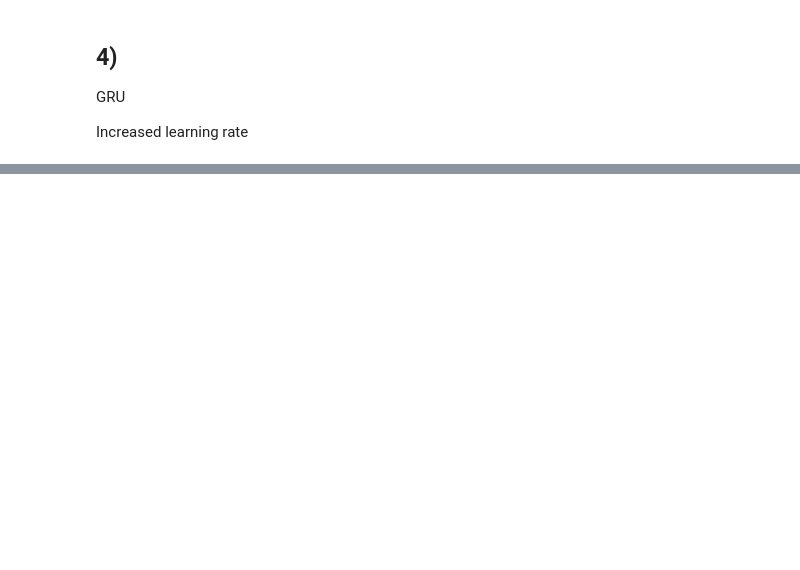
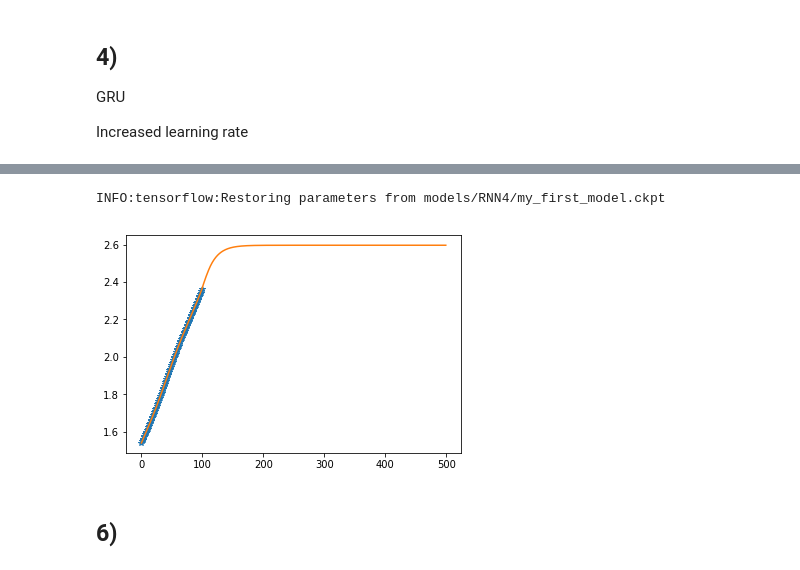
Before and after one commit to as641651/TensorFlowDocker, a Jupyter notebook: exercise/21_RNN_Abalation_study.ipynb, the cells around one changed output, grey strips where cells are left out. Cells and saved outputs as stored; diff of their text form; code cells hidden in the pictures; blank space fills up the shorter version.

```diff
--- a/exercise/21_RNN_Abalation_study.ipynb
+++ b/exercise/21_RNN_Abalation_study.ipynb
@@ -320,0 +360,29 @@ INFO:tensorflow:Restoring parameters from models/RNN4/my_first_model.ckpt
+# %%
+# SEQ = 30
+# N = 4.
+# RESOLUTION = 300
+
+SEQ = 100
+N = 8.
+RESOLUTION = 300
+
+# SEQ = 100
+# N = 33.
+# RESOLUTION = 300
+
+def f(x):
+    return (1/100.)*np.sin(x) + 0.1*x
+    #np.sin(x)
+
+FUNC = f
+
+def minmaxscale(y):
+    min_y = tf.reduce_min(y)
+    max_y = tf.reduce_max(y)
+    return tf.div(y - min_y,max_y-min_y)
+
+
+train_dataset_2 = get_dataset(SEQ)
+#train_dataset_2 = train_dataset_2.map(lambda x,y: (x,minmaxscale(y)))
+train_dataset_2 = train_dataset_2.repeat(2)
+train_iterator_2 = train_dataset_2.make_one_shot_iterator()
@@ -320,0 +405,11 @@ INFO:tensorflow:Restoring parameters from models/RNN4/my_first_model.ckpt
+# %%
+initial_dataset_2 = get_dataset(SEQ)
+#initial_dataset_2 = initial_dataset_2.map(lambda x,y: (x,minmaxscale(y)))
+initial_iterator_2 = initial_dataset_2.make_one_shot_iterator()
+# %%
+generate_function(initial_iterator_2,gen_len=400)
+# %% [output]
+INFO:tensorflow:Restoring parameters from models/RNN4/my_first_model.ckpt
+[figure, added]
+# %% [markdown]
+## 6)
```
Also changed, not shown: parts of 25 cells of this notebook.
